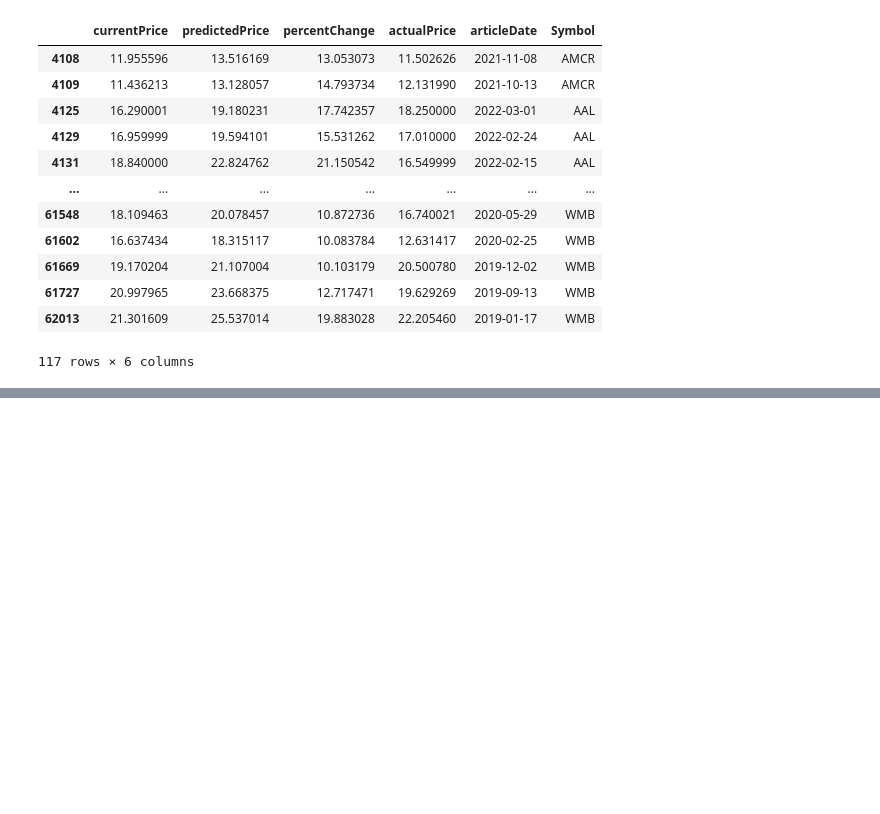
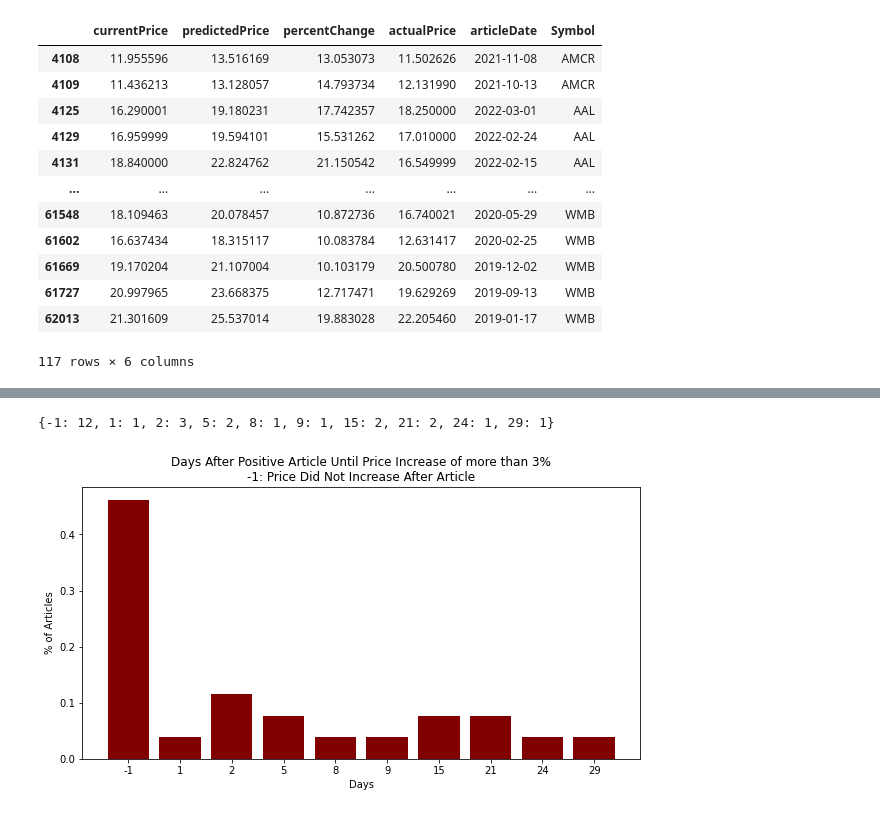
Before and after one commit to rtshinta/StockMarket, a Jupyter notebook: bert.ipynb, the cells around one changed output, grey strips where cells are left out. Saved outputs shown, nothing was run; the diff lists cells and outputs as text; code cells hidden in the pictures; blank space fills up the shorter version.

```diff
--- a/bert.ipynb
+++ b/bert.ipynb
@@ -871,0 +1871,32 @@ KeyboardInterrupt:
+# %%
+# check if price increases by more than 3%
+days = []
+for i in range(len(fifty_fifty)):
+    if fifty_fifty.iloc[i]['sentiment'] == 1:
+        tmp = daily_prices[daily_prices['Symbol'] == fifty_fifty.iloc[i]['Symbol']]
+        tmp = tmp[tmp['Date'] > str(fifty_fifty.iloc[i]['Date'])]
+        tmp = tmp[tmp['Date'] <= str(fifty_fifty.iloc[i]['Date'] + pd.DateOffset(days = 30))]
+        tmp = tmp[tmp['Close'] > fifty_fifty.iloc[i]['currentPrice'] * 1.03]
+        if len(tmp) == 0:
+            days.append(-1)
+            continue
+        tmp = tmp[tmp['Date'] == min(tmp['Date'])]
+        tmp['Date'] = pd.to_datetime(tmp['Date'], format="%Y-%m-%d")
+        d = int(str(tmp.iloc[0]['Date'] - fifty_fifty.iloc[i]['Date']).split()[0])
+        days.append(d)
+# %%
+days_dict = collections.Counter(days)
+d = {}
+plt.figure(figsize = (10, 5))
+keys = list(days_dict.keys())
+keys.sort()
+for k in keys:
+    d[k] = days_dict[k]
+plt.bar([str(x) for x in keys], np.array(list(d.values())) / len(fifty_fifty[fifty_fifty['sentiment'] == 1]), color ='maroon')
+plt.xlabel('Days')
+plt.ylabel('% of Articles')
+plt.title('Days After Positive Article Until Price Increase of more than 3%\n-1: Price Did Not Increase After Article')
+d
+# %% [output]
+{-1: 12, 1: 1, 2: 3, 5: 2, 8: 1, 9: 1, 15: 2, 21: 2, 24: 1, 29: 1}
+[figure, added]
```
Also changed, not shown: parts of 122 cells of this notebook, 3 other files.
